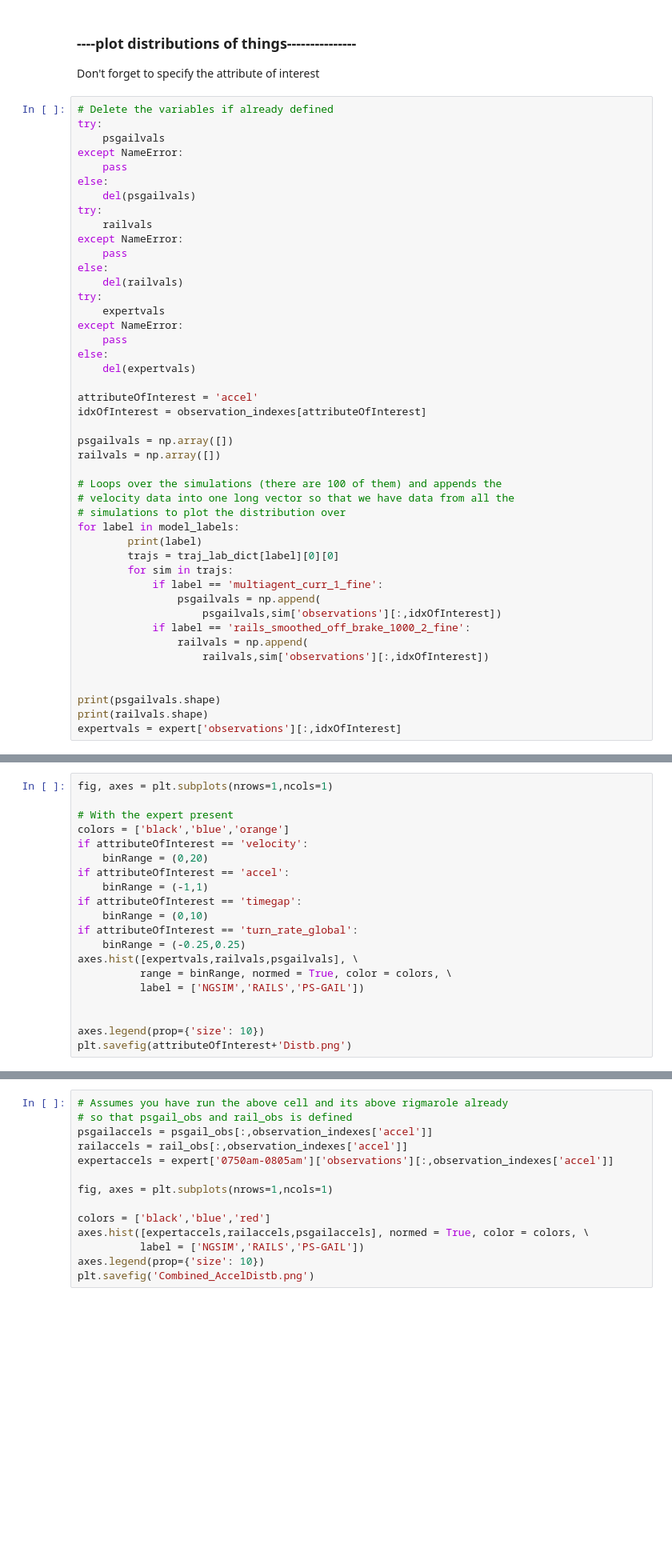
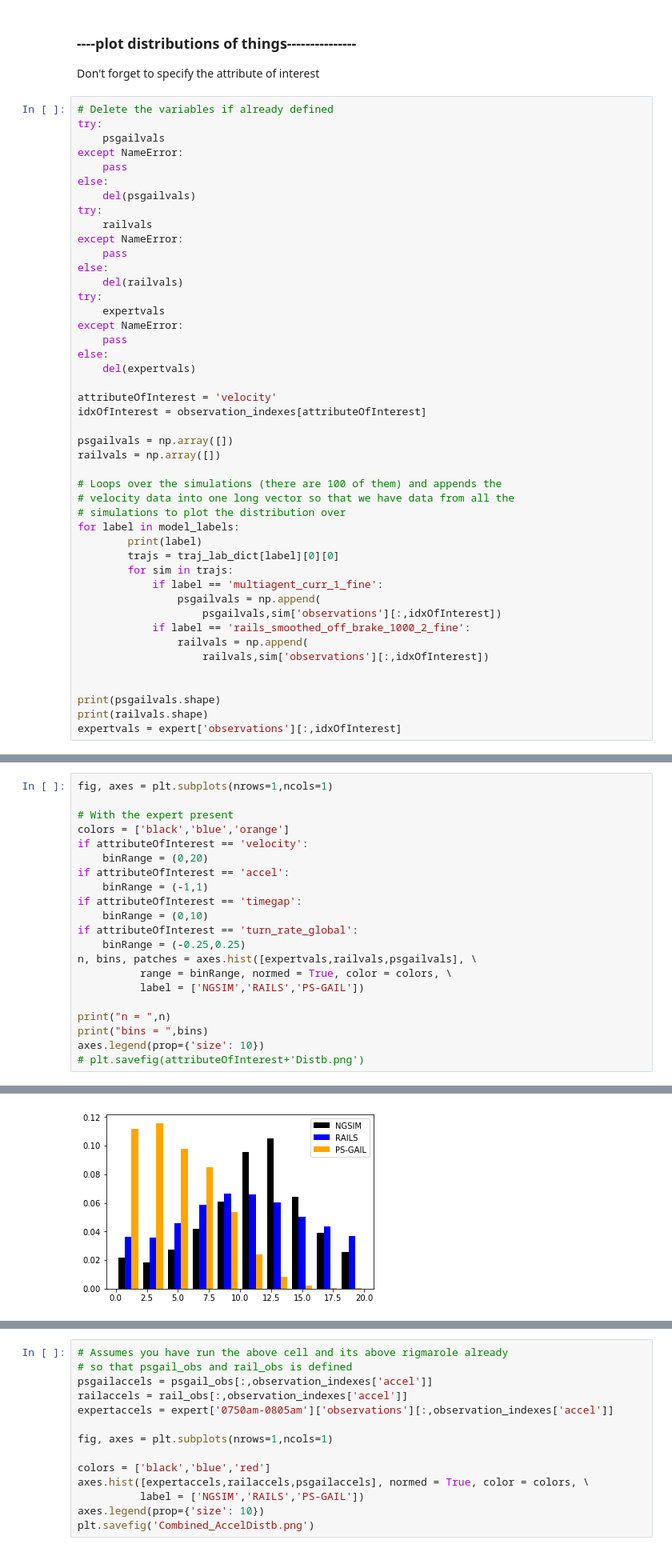
Before and after one commit to raunakbh92/ngsim_env, a Jupyter notebook: scripts/imitation/icra2019prep.ipynb, the cells around one changed output, grey strips where cells are left out. Shown at 80% size. Saved outputs shown, nothing was run; the diff lists cells and outputs as text; blank space fills up the shorter version.

Commit message:
Capturing histogram data for speed distribution
Need the bin edges and data to be able to plot them in tikz for the icra
paper.

Files modified:
icra2019prep.ipynb

```diff
--- a/scripts/imitation/icra2019prep.ipynb
+++ b/scripts/imitation/icra2019prep.ipynb
@@ -306,7 +324,7 @@ except NameError:
 else:
     del(expertvals)
 
-attributeOfInterest = 'accel'
+attributeOfInterest = 'velocity'
 idxOfInterest = observation_indexes[attributeOfInterest]
 
 psgailvals = np.array([])
@@ -343,10 +366,12 @@ if attributeOfInterest == 'timegap':
     binRange = (0,10)
 if attributeOfInterest == 'turn_rate_global':
     binRange = (-0.25,0.25)
-axes.hist([expertvals,railvals,psgailvals], \
+n, bins, patches = axes.hist([expertvals,railvals,psgailvals], \
           range = binRange, normed = True, color = colors, \
           label = ['NGSIM','RAILS','PS-GAIL'])
 
-
+print("n = ",n)
+print("bins = ",bins)
 axes.legend(prop={'size': 10})
-plt.savefig(attributeOfInterest+'Distb.png')
+# plt.savefig(attributeOfInterest+'Distb.png')
+# %% [output]
@@ -352,0 +384 @@ plt.savefig(attributeOfInterest+'Distb.png')
+[figure, added]
```
Also changed, not shown: parts of 6 cells of this notebook.
